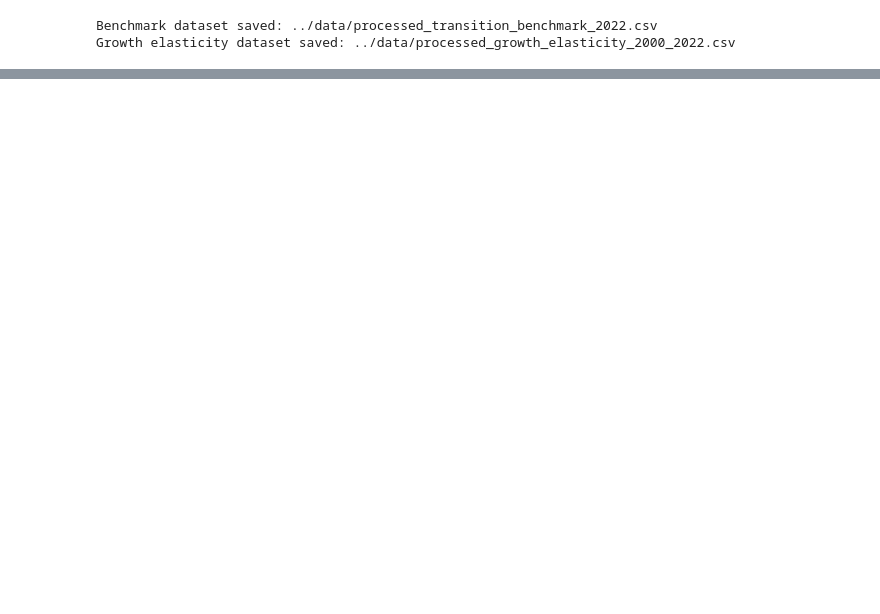
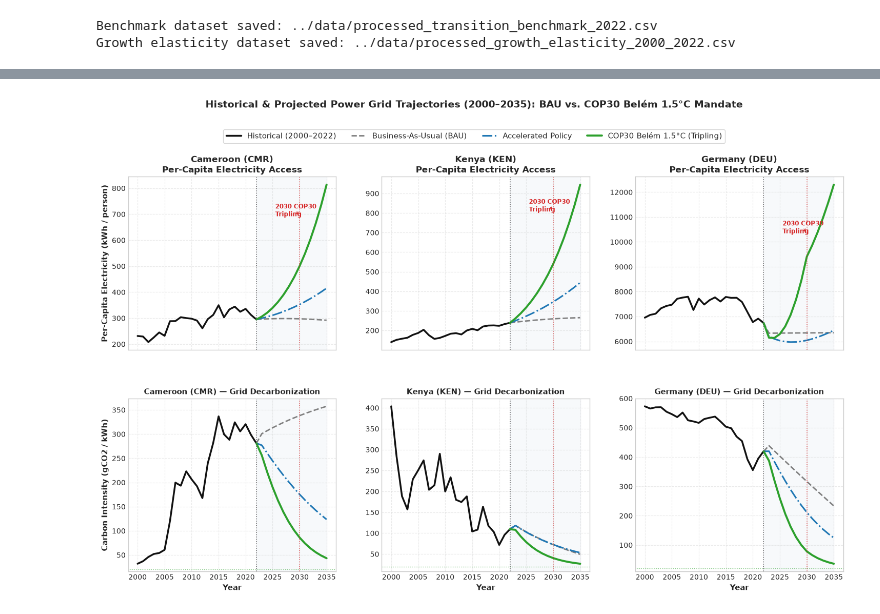
Before and after one commit to ThomasFossi/owid-energy-transition, a Jupyter notebook: notebooks/01_global_energy_transition.ipynb, the cells around one changed output, grey strips where cells are left out. Cells and saved outputs as stored; diff of their text form; code cells hidden in the pictures; blank space fills up the shorter version.

Commit message:
feat(forecast): add COP30 Belem 2035 scenario model and trajectory plots

```diff
--- a/notebooks/01_global_energy_transition.ipynb
+++ b/notebooks/01_global_energy_transition.ipynb
@@ -748,0 +874,92 @@ Growth elasticity dataset saved: ../data/processed_growth_elasticity_2000_2022.c
+# %%
+# Multi-Scenario Trajectory Visualization (2000 - 2035) & Forecast Export
+
+# Saving the forecast dataset to a CSV file for future reference and analysis
+forecast_csv_path = os.path.join('..', 'data', 'processed_cop30_forecast_2023_2035.csv')
+forecast_df.to_csv(forecast_csv_path, index=False)
+print(f"Saved forecast dataset to: {forecast_csv_path}")
+
+# Setting up a 2x3 grid of subplots for visualizing per-capita electricity access and carbon intensity trajectories across selected countries
+fig, axes = plt.subplots(2, 3, figsize=(18, 10), sharex=True)
+fig.subplots_adjust(hspace=0.28, wspace=0.22)
+
+scen_styles = {
+    'BAU': {'color': '#7f7f7f', 'ls': '--', 'lw': 2.0, 'label': 'Business-As-Usual (BAU)'},
+    'Accelerated Policy': {'color': '#1f77b4', 'ls': '-.', 'lw': 2.2, 'label': 'Accelerated Policy'},
+    'COP30 Belém 1.5°C': {'color': '#2ca02c', 'ls': '-', 'lw': 2.8, 'label': 'COP30 Belém 1.5°C (Tripling)'}
+}
+
+for col_idx, iso in enumerate(target_isos):
+    # Extracting historical data (2000 - 2022)
+    hist_sub = analysis_df[
+        (analysis_df['iso_code'] == iso) &
+        (analysis_df['year'].between(2000, 2022))
+    ].sort_values('year')
+
+    country_name = hist_sub['country'].iloc[0]
+    last_hist_yr = 2022
+    last_per_cap = hist_sub[hist_sub['year'] == 2022]['per_capita_electricity'].iloc[0]
+    last_ci = hist_sub[hist_sub['year'] == 2022]['carbon_intensity_elec'].iloc[0]
+
+    ax_top = axes[0, col_idx]
+    ax_bot = axes[1, col_idx]
+
+    # Plotting Historical Solid Black Lines (2000 - 2022)
+    ax_top.plot(hist_sub['year'], hist_sub['per_capita_electricity'],
+                color='#111111', lw=2.5, label='Historical (2000–2022)')
+    ax_bot.plot(hist_sub['year'], hist_sub['carbon_intensity_elec'],
+                color='#111111', lw=2.5, label='Historical (2000–2022)')
+
+    # Plotting Forecasted Scenarios (2023 - 2035) with Distinct Styles
+    for scen_name, style in scen_styles.items():
+        f_sub = forecast_df[
+            (forecast_df['iso_code'] == iso) &
+            (forecast_df['scenario'] == scen_name)
+        ].sort_values('year')
+
+        yrs_stitched = np.insert(f_sub['year'].values, 0, last_hist_yr)
+        per_cap_stitched = np.insert(f_sub['per_capita_kwh'].values, 0, last_per_cap)
+        ci_stitched = np.insert(f_sub['carbon_intensity'].values, 0, last_ci)
+
+        ax_top.plot(yrs_stitched, per_cap_stitched, color=style['color'],
+                     linestyle=style['ls'], lw=style['lw'], label=style['label'])
+        ax_bot.plot(yrs_stitched, ci_stitched, color=style['color'],
+                     linestyle=style['ls'], lw=style['lw'], label=style['label'])
+
+    # Adding vertical lines for key milestones (2022 baseline and 2030 COP30 target) and shaded regions for the forecast horizon
+    for ax in [ax_top, ax_bot]:
+        ax.axvline(2022, color='#444444', linestyle=':', lw=1.2, alpha=0.8)
+        ax.axvline(2030, color='#d62728', linestyle=':', lw=1.2, alpha=0.7)
+        ax.axvspan(2022, 2035, color='#f0f4f8', alpha=0.5, zorder=0)
+        ax.grid(True, linestyle='--', alpha=0.4)
+
+    # Formatting Top Row (Per-Capita Electricity Access)
+    ax_top.set_title(f"{country_name} ({iso})\nPer-Capita Electricity Access", fontsize=12, fontweight='bold')
+    if col_idx == 0:
+        ax_top.set_ylabel("Per-Capita Electricity (kWh / person)", fontsize=11, fontweight='bold')
+    ax_top.annotate('2030 COP30\nTripling', xy=(2030, ax_top.get_ylim()[1]*0.82),
+                    xytext=(2025.5, ax_top.get_ylim()[1]*0.82),
+                    arrowprops=dict(arrowstyle='->', color='#d62728', lw=1.0),
+                    fontsize=8.5, color='#d62728', fontweight='bold')
+
+    # Formatting Bottom Row (Carbon Intensity)
+    ax_bot.set_title(f"{country_name} ({iso}) — Grid Decarbonization", fontsize=11, fontweight='bold')
+    ax_bot.set_xlabel("Year", fontsize=11, fontweight='bold')
+    if col_idx == 0:
+        ax_bot.set_ylabel("Carbon Intensity (gCO2 / kWh)", fontsize=11, fontweight='bold')
+    ax_bot.axhline(20, color='#2ca02c', linestyle=':', lw=1.0, alpha=0.6) # 20 gCO2/kWh lifecycle floor
+
+# Adding a single legend for all subplots at the top center of the figure
+handles, labels = axes[0, 0].get_legend_handles_labels()
+fig.legend(handles, labels, loc='upper center', bbox_to_anchor=(0.5, 0.98),
+           ncol=4, frameon=True, fontsize=10.5)
+
+fig.suptitle("Historical & Projected Power Grid Trajectories (2000–2035): BAU vs. COP30 Belém 1.5°C Mandate",
+             fontsize=14, fontweight='bold', y=1.03)
+
+# Saving high-resolution figure
+forecast_fig_path = os.path.join('..', 'figures', 'cop30_scenario_projections_2035.png')
+plt.savefig(forecast_fig_path, dpi=300, bbox_inches='tight')
+print(f"Saved figure to: {forecast_fig_path}")
+plt.show()
+# %% [output]
@@ -748,0 +968 @@ Growth elasticity dataset saved: ../data/processed_growth_elasticity_2000_2022.c
+[figure, added]
```
Also changed, not shown: parts of 3 cells of this notebook, 2 other files.
